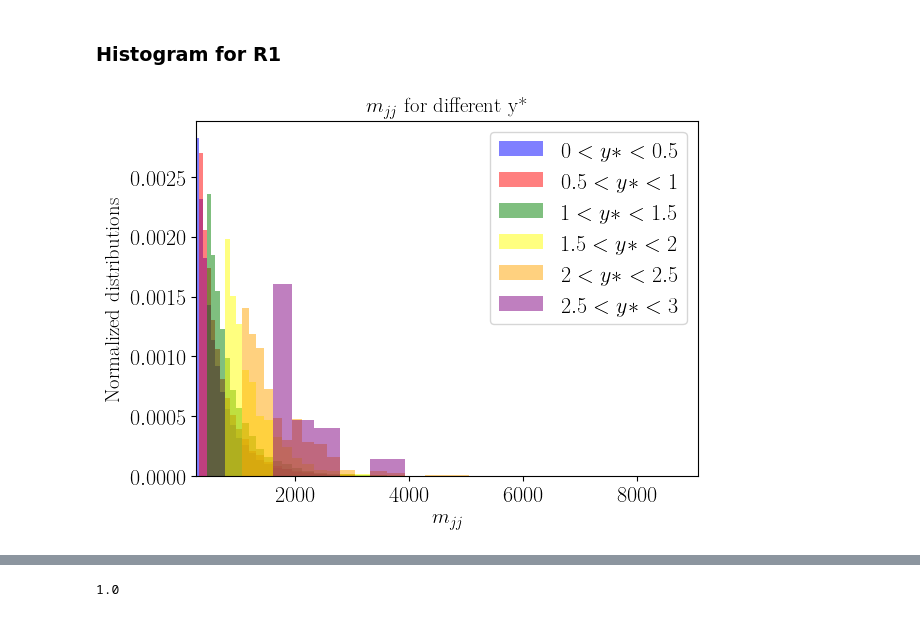
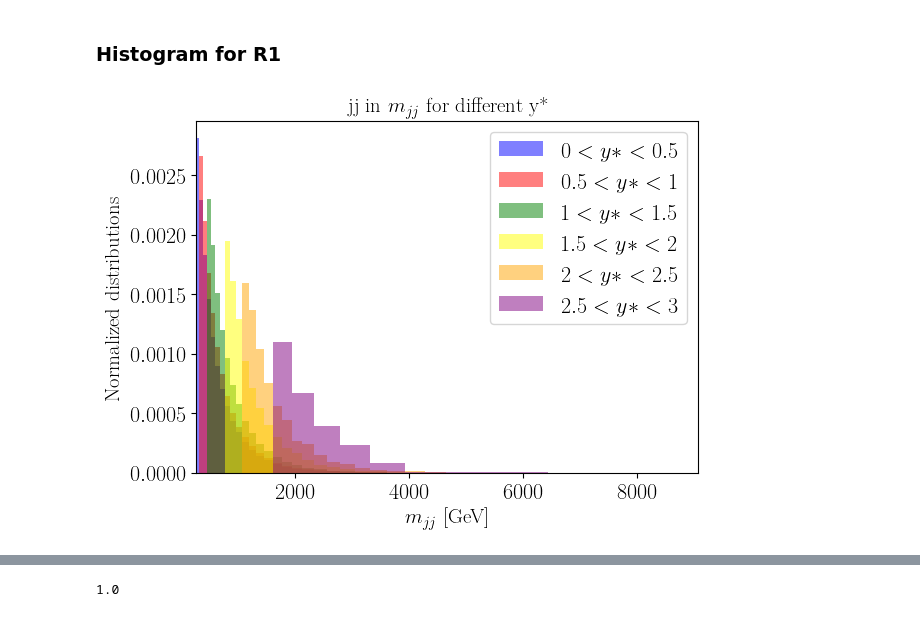
Before and after one commit to mariaubiali/ALPsPheno, a Jupyter notebook: ALP_Global/notebooks/gg_dijet.ipynb, the cells around one changed output, grey strips where cells are left out. Drawn from its saved outputs; the diff is of its cells as text; code cells hidden in the pictures.

```diff
--- a/ALP_Global/notebooks/gg_dijet.ipynb
+++ b/ALP_Global/notebooks/gg_dijet.ipynb
@@ -44,3 +50,6 @@ fileg = "../MadGraph/ppaxgg_dijet/Events/run_02/unweighted_events.lhe"
+# %%
+# 1 000 000 events
+fileg = "../MadGraph/ppaxgg_dijet/Events/run_03/unweighted_events.lhe"
 # %%
 events = pylhe.to_awkward(pylhe.read_lhe_with_attributes(fileg))
 # %% [markdown]
@@ -532,19 +601,19 @@ array([1600., 1940., 2330., 2780., 3310., 3930., 4640., 6440., 9066.])
 # %%
 # histogram for NP signal (n = number of events per bin)
 # density=True gives bin's raw count divided by the total number of counts and the bin width, i.e. density = counts / (sum(counts) * np.diff(bins))
 n_signal_R1, bins, _ =plt.hist(mjj_R1, bins=mjj_bins_R1,range=(260,7000),label='$0 < y* < 0.5$', alpha=0.5,density=True,color = "blue", ec="k",histtype='stepfilled',log=False)
 n_signal_R2, bins, _ =plt.hist(mjj_R2, bins=mjj_bins_R2,range=(310,7630),label='$0.5 < y* < 1$', alpha=0.5,density=True,color = "red", ec="k",histtype='stepfilled',log=False)
 n_signal_R3, bins, _ =plt.hist(mjj_R3, bins=mjj_bins_R3,range=(440,8317),label='$1 < y* < 1.5$', alpha=0.5,density=True,color = "green", ec="k",histtype='stepfilled',log=False)
 n_signal_R4, bins, _ =plt.hist(mjj_R4, bins=mjj_bins_R4,range=(760,7630),label='$1.5 < y* < 2$', alpha=0.5,density=True,color = "yellow", ec="k",histtype='stepfilled',log=False)
 n_signal_R5, bins, _ =plt.hist(mjj_R5, bins=mjj_bins_R5,range=(1060,9066),label='$2 < y* < 2.5$', alpha=0.5,density=True,color = "orange", ec="k",histtype='stepfilled',log=False)
 n_signal_R6, bins, _ =plt.hist(mjj_R6, bins=mjj_bins_R6,range=(1600,9066),label='$2.5 < y* < 3$', alpha=0.5,density=True,color = "purple", ec="k",histtype='stepfilled',log=False)
 plt.xlim(260, 9066)
 plt.tight_layout()
-plt.title(r'$m_{jj}$ for different y*',fontsize=15)
-plt.xlabel(r'$m_{jj}$',fontsize=15)
+plt.title(r'jj in $m_{jj}$ for different y*',fontsize=15)
+plt.xlabel(r'$m_{jj}$ [GeV]',fontsize=15)
 plt.ylabel(r'Normalized distributions',fontsize=15)
 plt.tight_layout()
 plt.legend()
 plt.show()
 # %% [output]
-[figure, old version]
+[figure, new version]
```
Also changed, not shown: parts of 66 cells of this notebook, 10 other files.
